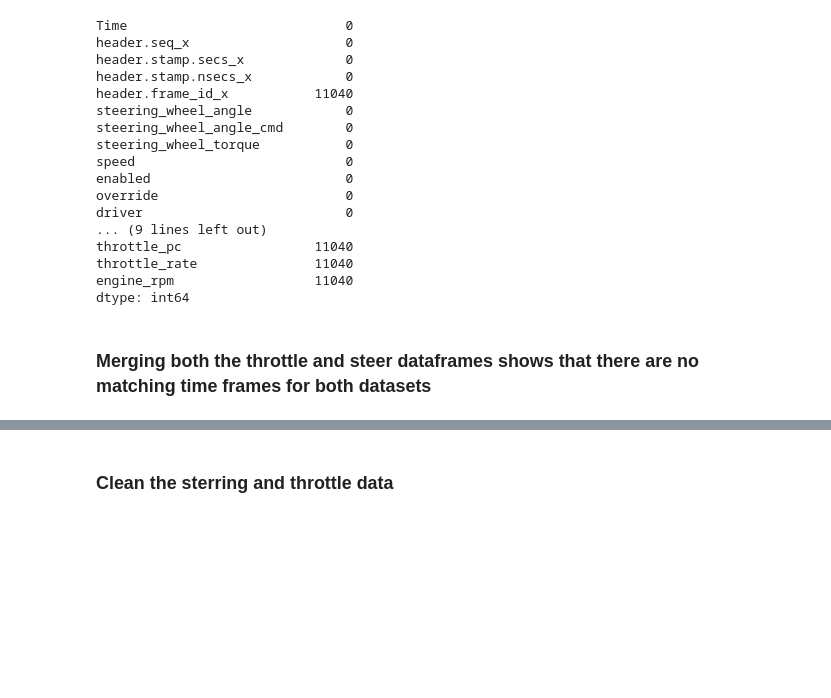
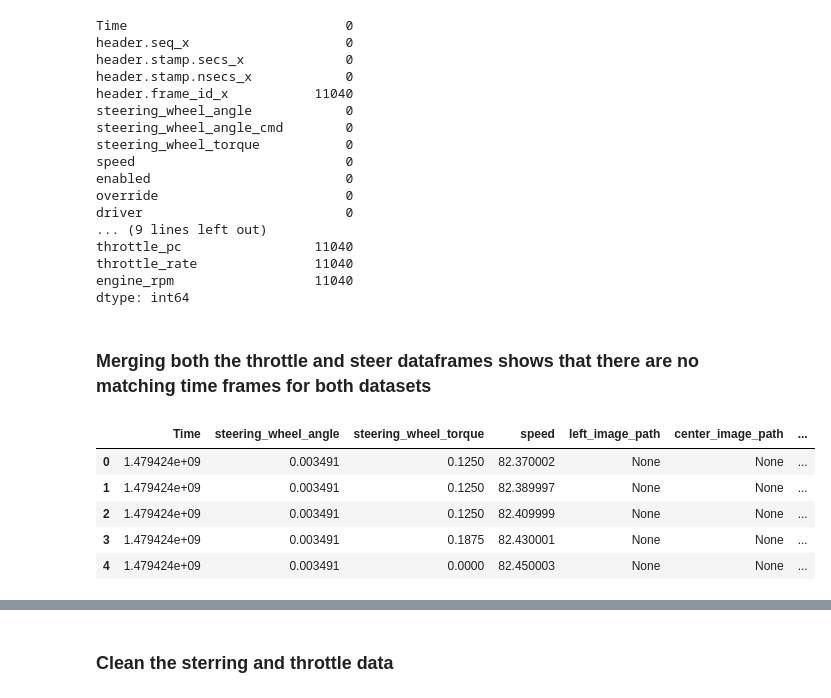
Before and after one commit to grahamjh99/VisionDrive, a Jupyter notebook: Capstone.ipynb, the cells around one changed output, grey strips where cells are left out. Drawn from its saved outputs; the diff is of its cells as text; code cells hidden in the pictures; blank space fills up the shorter version.

```diff
--- a/Capstone.ipynb
+++ b/Capstone.ipynb
@@ -39,10 +43,11 @@ def attach_image(dataframe,images):
         "right": os.path.join(image_base_dir, "right"),
     }
 
-    # Add new columns for image paths
-    for camera in camera_folders:
+    # Add new columns for image paths based on matching Time and frame filename
+    for camera, folder in camera_folders.items():
+        # Loop through each row and check for matching Time (without decimals) and image filename
         dataframe[f"{camera}_image_path"] = dataframe['Time'].apply(
-            lambda x: os.path.join(camera_folders[camera], f"frame_{x}.png")
+            lambda x: os.path.join(folder, f'frame_{str(int(x))}.png').replace("\\", "/") if os.path.exists(os.path.join(folder, f'frame_{str(int(x))}.png')) else None
         )
     return dataframe
 imu_image = attach_image(hmb_1_imu,'HMB_1')
@@ -139,5 +144,18 @@ throttle = attach_image(throttle,'HMB_1')
 steer = steer.drop(columns = ['header.seq','header.stamp.secs','header.stamp.nsecs','header.frame_id','steering_wheel_angle_cmd',
                               'enabled','override','driver','fault_wdc','fault_bus1','fault_bus2','fault_calibration','fault_connector'])
 throttle = throttle.drop(columns = ['header.seq','header.stamp.secs','header.stamp.nsecs','header.frame_id',])
+
+# speed is in m/s so change to km/h
+steer['speed'] = steer['speed'] * 3.6
+
 steer.to_csv('./cleaned_data/steer_data_HMB_1.csv', index = False)
 throttle.to_csv('./cleaned_data/throttle_data_HMB_1.csv', index = False)
+# %%
+steer.head()
+# %% [output]
+|  | Time | steering_wheel_angle | steering_wheel_torque | speed | left_image_path | center_image_path | ... |
+| 0 | 1.479424e+09 | 0.003491 | 0.1250 | 82.370002 | None | None | ... |
+| 1 | 1.479424e+09 | 0.003491 | 0.1250 | 82.389997 | None | None | ... |
+| 2 | 1.479424e+09 | 0.003491 | 0.1250 | 82.409999 | None | None | ... |
+| 3 | 1.479424e+09 | 0.003491 | 0.1875 | 82.430001 | None | None | ... |
+| 4 | 1.479424e+09 | 0.003491 | 0.0000 | 82.450003 | None | None | ... |
```
Also changed, not shown: parts of 12 cells of this notebook, 3 other files.
